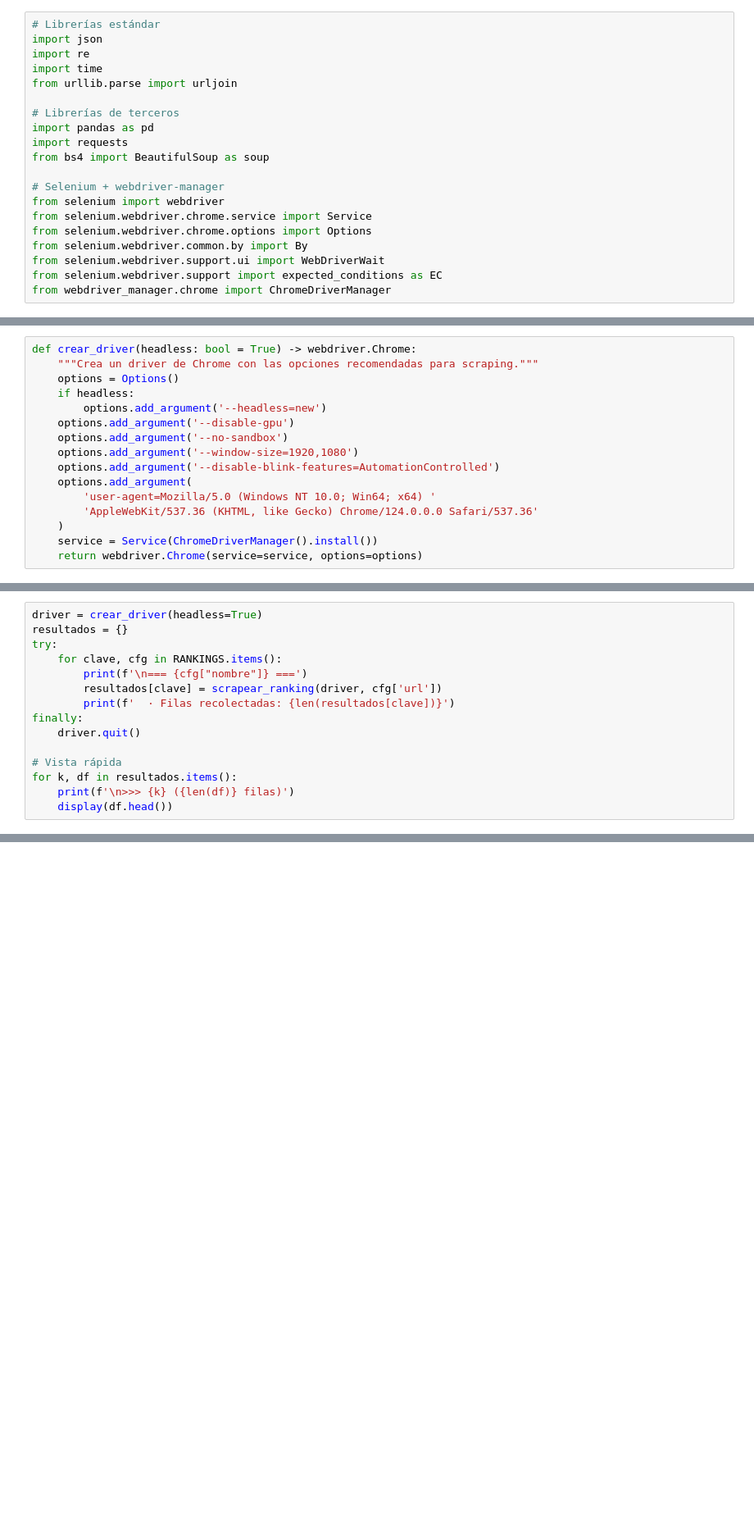
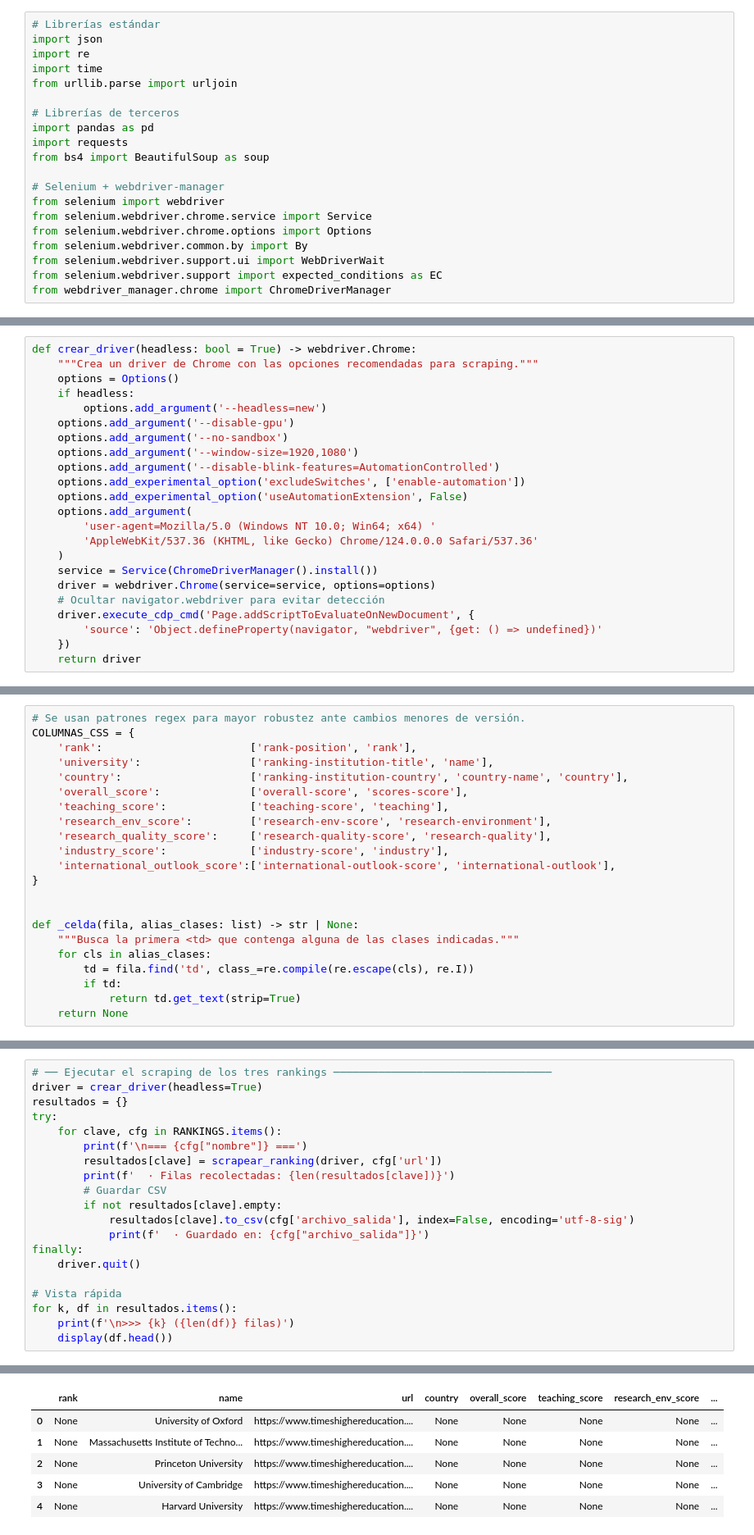
Before and after one commit to jphuamanre-up/World-University-Rankings-ETL, a Jupyter notebook: index.ipynb, the cells around one changed output, grey strips where cells are left out. Shown at 82% size. Cells and saved outputs as stored; diff of their text form; blank space fills up the shorter version.

Commit message:
Se agregaron los cambios para la api de THE

```diff
--- a/index.ipynb
+++ b/index.ipynb
@@ -117,9 +128,16 @@ def crear_driver(headless: bool = True) -> webdriver.Chrome:
     options.add_argument('--no-sandbox')
     options.add_argument('--window-size=1920,1080')
     options.add_argument('--disable-blink-features=AutomationControlled')
+    options.add_experimental_option('excludeSwitches', ['enable-automation'])
+    options.add_experimental_option('useAutomationExtension', False)
     options.add_argument(
         'user-agent=Mozilla/5.0 (Windows NT 10.0; Win64; x64) '
         'AppleWebKit/537.36 (KHTML, like Gecko) Chrome/124.0.0.0 Safari/537.36'
     )
     service = Service(ChromeDriverManager().install())
-    return webdriver.Chrome(service=service, options=options)
+    driver = webdriver.Chrome(service=service, options=options)
+    # Ocultar navigator.webdriver para evitar detección
+    driver.execute_cdp_cmd('Page.addScriptToEvaluateOnNewDocument', {
+        'source': 'Object.defineProperty(navigator, "webdriver", {get: () => undefined})'
+    })
+    return driver
@@ -251,0 +154,22 @@ def scrapear_ranking(driver: webdriver.Chrome, url: str, espera_seg: int = 30) -
+# %%
+# Se usan patrones regex para mayor robustez ante cambios menores de versión.
+COLUMNAS_CSS = {
+    'rank':                       ['rank-position', 'rank'],
+    'university':                 ['ranking-institution-title', 'name'],
+    'country':                    ['ranking-institution-country', 'country-name', 'country'],
+    'overall_score':              ['overall-score', 'scores-score'],
+    'teaching_score':             ['teaching-score', 'teaching'],
+    'research_env_score':         ['research-env-score', 'research-environment'],
+    'research_quality_score':     ['research-quality-score', 'research-quality'],
+    'industry_score':             ['industry-score', 'industry'],
+    'international_outlook_score':['international-outlook-score', 'international-outlook'],
+}
+
+
+def _celda(fila, alias_clases: list) -> str | None:
+    """Busca la primera <td> que contenga alguna de las clases indicadas."""
+    for cls in alias_clases:
+        td = fila.find('td', class_=re.compile(re.escape(cls), re.I))
+        if td:
+            return td.get_text(strip=True)
+    return None
@@ -256,4 +309,5 @@ Reutilizamos una sola sesión de Chrome para los tres rankings.
 # %%
+# ── Ejecutar el scraping de los tres rankings ──────────────────────────────────
 driver = crear_driver(headless=True)
 resultados = {}
 try:
@@ -261,6 +315,10 @@ try:
         print(f'\n=== {cfg["nombre"]} ===')
         resultados[clave] = scrapear_ranking(driver, cfg['url'])
         print(f'  · Filas recolectadas: {len(resultados[clave])}')
+        # Guardar CSV
+        if not resultados[clave].empty:
+            resultados[clave].to_csv(cfg['archivo_salida'], index=False, encoding='utf-8-sig')
+            print(f'  · Guardado en: {cfg["archivo_salida"]}')
 finally:
     driver.quit()
 
@@ -268,3 +326,4 @@ finally:
 for k, df in resultados.items():
     print(f'\n>>> {k} ({len(df)} filas)')
     display(df.head())
+# %% [output]
@@ -270,0 +349,6 @@ for k, df in resultados.items():
+|  | rank | name | url | country | overall_score | teaching_score | research_env_score | ... |
+| 0 | None | University of Oxford | https://www.timeshighereducation.... | None | None | None | None | ... |
+| 1 | None | Massachusetts Institute of Techno... | https://www.timeshighereducation.... | None | None | None | None | ... |
+| 2 | None | Princeton University | https://www.timeshighereducation.... | None | None | None | None | ... |
+| 3 | None | University of Cambridge | https://www.timeshighereducation.... | None | None | None | None | ... |
+| 4 | None | Harvard University | https://www.timeshighereducation.... | None | None | None | None | ... |
```
Also changed, not shown: parts of 26 cells of this notebook, 6 other files.
